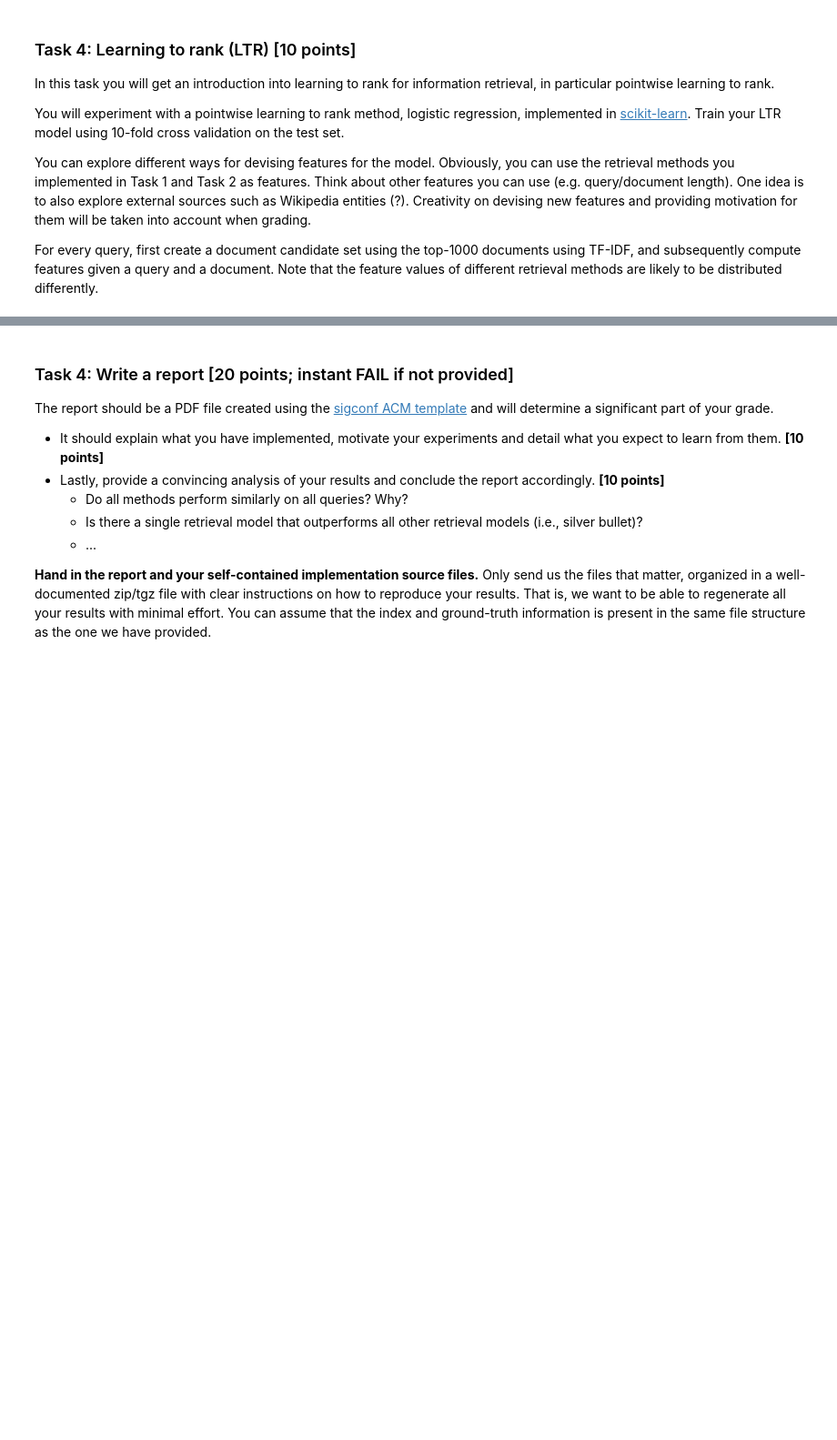
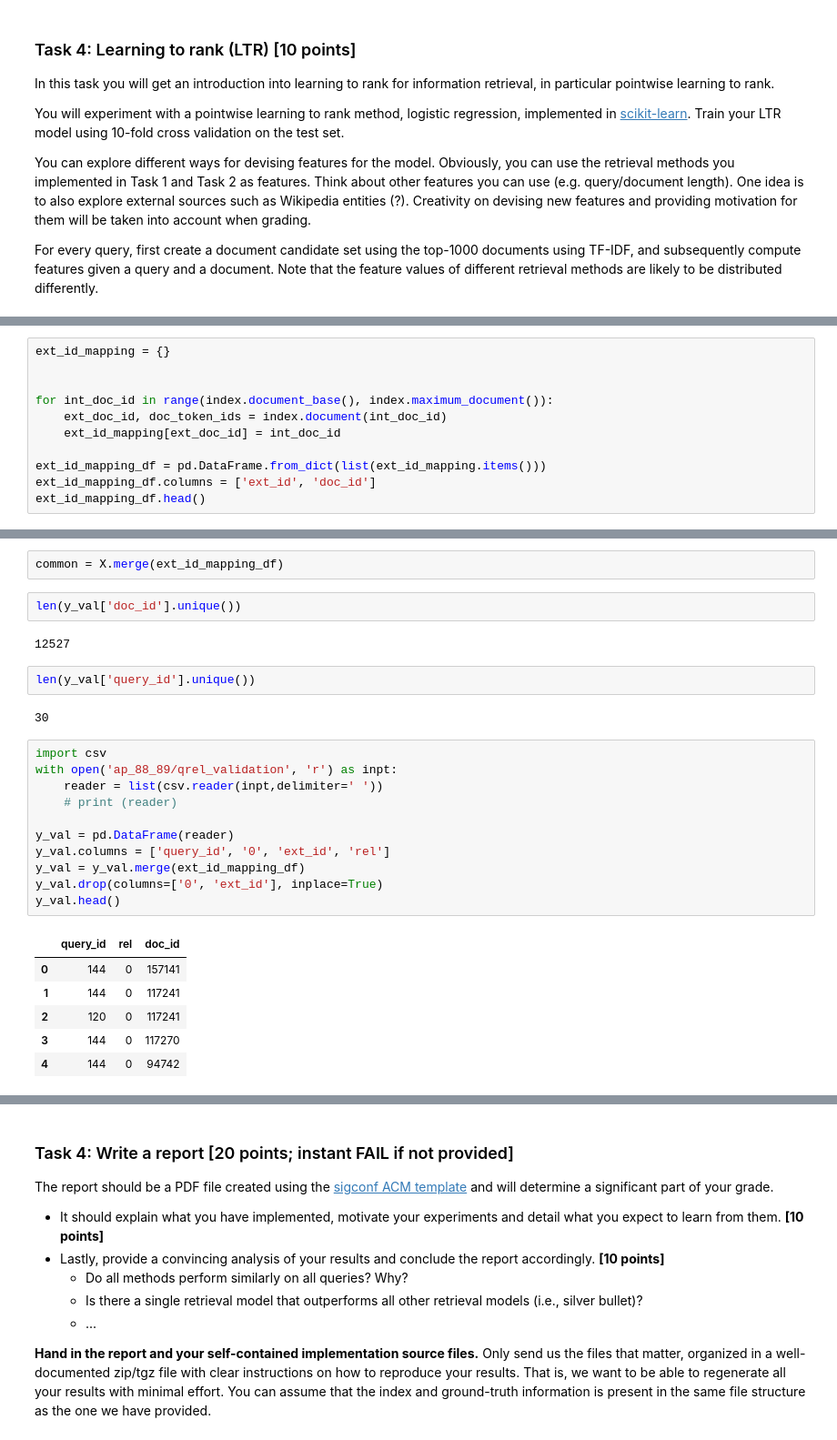
Before and after one commit to jo812568/ds-uva, a Jupyter notebook: Searching for Unstructured and Structured Data/hw1.ipynb, the cells around one changed output, grey strips where cells are left out. Shown: that part at 91% size. Cells and saved outputs as stored; diff of their text form; blank space fills up the shorter version.

```diff
--- a/Searching for Unstructured and Structured Data/hw1.ipynb
+++ b/Searching for Unstructured and Structured Data/hw1.ipynb
@@ -932,0 +1011,11 @@ For every query, first create a document candidate set using the top-1000 docume
+# %%
+ext_id_mapping = {}
+
+
+for int_doc_id in range(index.document_base(), index.maximum_document()):
+    ext_doc_id, doc_token_ids = index.document(int_doc_id)
+    ext_id_mapping[ext_doc_id] = int_doc_id
+
+ext_id_mapping_df = pd.DataFrame.from_dict(list(ext_id_mapping.items()))
+ext_id_mapping_df.columns = ['ext_id', 'doc_id']
+ext_id_mapping_df.head()
@@ -932,0 +1092,28 @@ For every query, first create a document candidate set using the top-1000 docume
+# %%
+common = X.merge(ext_id_mapping_df)
+# %%
+len(y_val['doc_id'].unique())
+# %% [output]
+12527
+# %%
+len(y_val['query_id'].unique())
+# %% [output]
+30
+# %%
+import csv
+with open('ap_88_89/qrel_validation', 'r') as inpt:
+    reader = list(csv.reader(inpt,delimiter=' '))
+    # print (reader)
+
+y_val = pd.DataFrame(reader)
+y_val.columns = ['query_id', '0', 'ext_id', 'rel']
+y_val = y_val.merge(ext_id_mapping_df)
+y_val.drop(columns=['0', 'ext_id'], inplace=True)
+y_val.head()
+# %% [output]
+|  | query_id | rel | doc_id |
+| 0 | 144 | 0 | 157141 |
+| 1 | 144 | 0 | 117241 |
+| 2 | 120 | 0 | 117241 |
+| 3 | 144 | 0 | 117270 |
+| 4 | 144 | 0 | 94742 |
```
Also changed, not shown: parts of 36 cells of this notebook.
